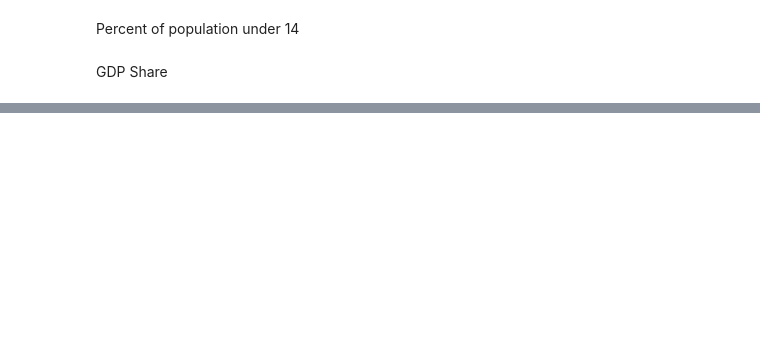
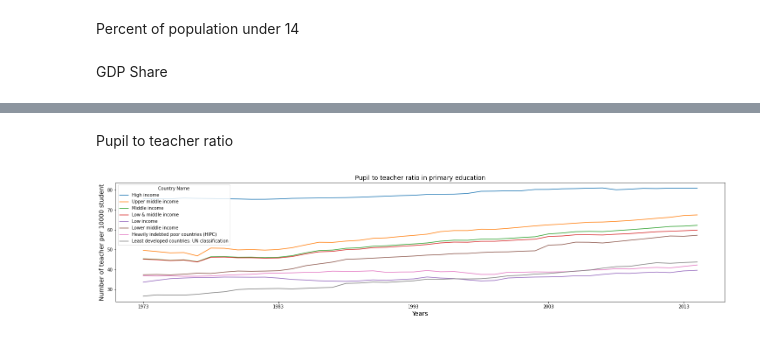
Before and after one commit to piyush02nir/World_Bank_Global_Education, a Jupyter notebook: World_Bank_Global_Education_Analysis_Self_Capstone_Project.ipynb, the cells around one changed output, grey strips where cells are left out. Cells and saved outputs as stored; diff of their text form; code cells hidden in the pictures; blank space fills up the shorter version.

```diff
--- a/World_Bank_Global_Education_Analysis_Self_Capstone_Project.ipynb
+++ b/World_Bank_Global_Education_Analysis_Self_Capstone_Project.ipynb
@@ -149,0 +161,15 @@ plt.show()
+# %% [markdown]
+Pupil to teacher ratio
+# %%
+no_primary_enrollment =Income_df[Income_df['Indicator Code']=='SE.PRM.TCHR.FE.ZS']
+graph_4b=no_primary_enrollment.transpose()
+graph_4b.drop(['Indicator Name','Indicator Code'],axis=0,inplace=True)
+graph_4b.dropna(inplace=True)
+plt.rcParams['figure.figsize']=(25,5)
+graph_4b.plot()
+plt.title('Pupil to teacher ratio in primary education',fontsize=14)
+plt.xlabel('Years',fontsize=14)
+plt.ylabel('Number of teacher per 10000 student',fontsize=14)
+plt.show()
+# %% [output]
+[figure, added]
```
Also changed, not shown: parts of 12 cells of this notebook.
